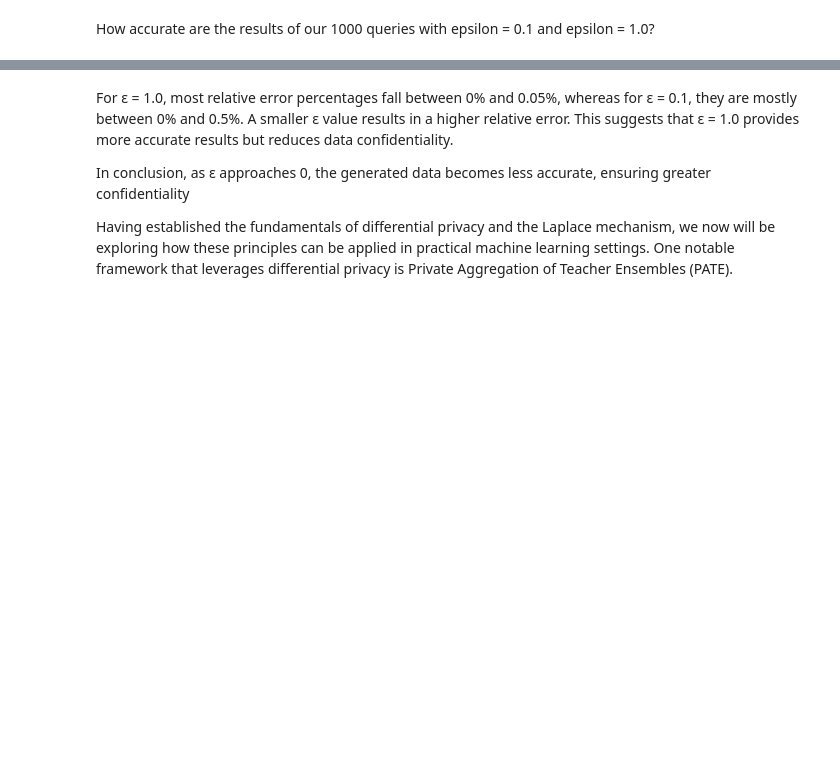
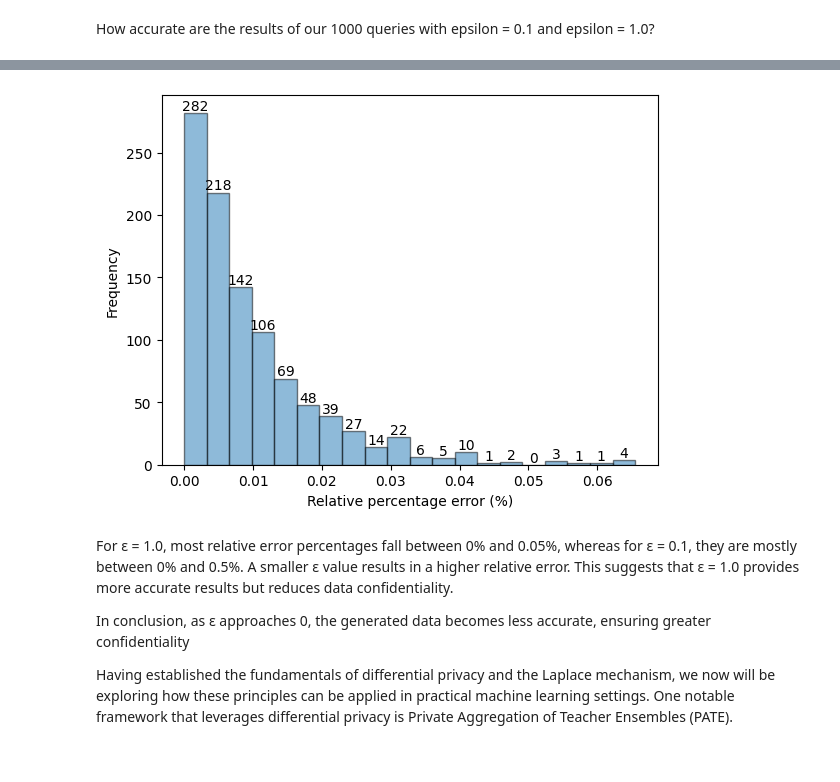
Before and after one commit to lb-account/project02-data-anonymization, a Jupyter notebook: data_anonymization.ipynb, the cells around one changed output, grey strips where cells are left out. Drawn from its saved outputs; the diff is of its cells as text; code cells hidden in the pictures; blank space fills up the shorter version.

```diff
--- a/data_anonymization.ipynb
+++ b/data_anonymization.ipynb
@@ -359,5 +455,7 @@ How accurate are the results of our 1000 queries with epsilon = 0.1 and epsilon
 # %%
-# graph_error_1(1.0)
+graph_error_1(1.0)
+# %% [output]
+[figure, added]
 # %% [markdown]
 For ε = 1.0, most relative error percentages fall between 0% and 0.05%, whereas for ε = 0.1, they are mostly between 0% and 0.5%. A smaller ε value results in a higher relative error. This suggests that ε = 1.0 provides more accurate results but reduces data confidentiality.
 
```
Also changed, not shown: parts of 33 cells of this notebook, 3 other files.
